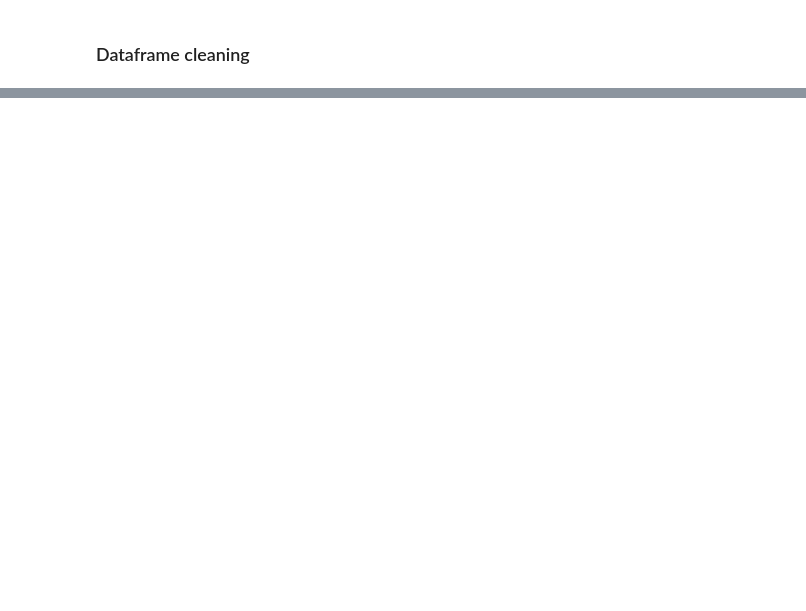
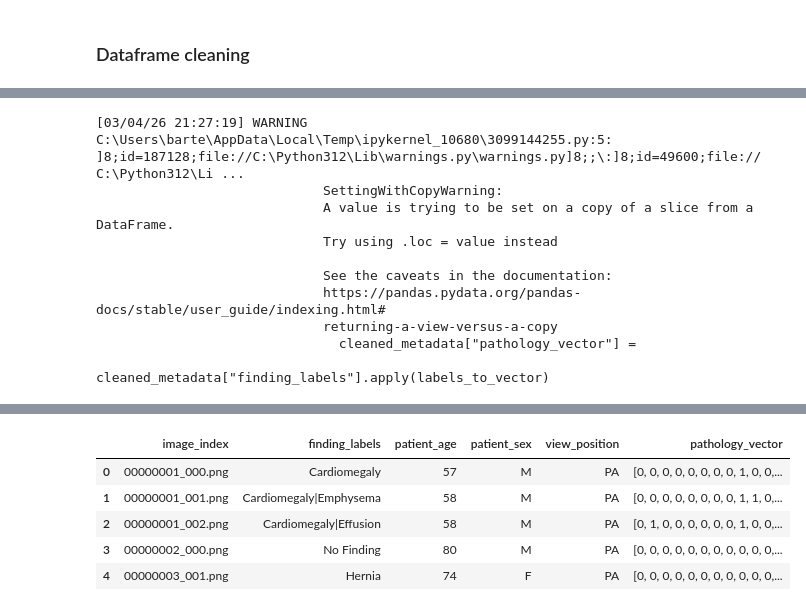
Before and after one commit to psiku/dnn-cxr-diagnostics, a Jupyter notebook: cxr-training-pipeline/notebooks/02_data_preparation/01_dataset_preparation.ipynb, the cells around one changed output, grey strips where cells are left out. Drawn from its saved outputs; the diff is of its cells as text; code cells hidden in the pictures; blank space fills up the shorter version.

```diff
--- a/cxr-training-pipeline/notebooks/02_data_preparation/01_dataset_preparation.ipynb
+++ b/cxr-training-pipeline/notebooks/02_data_preparation/01_dataset_preparation.ipynb
@@ -98,0 +118,19 @@ original image resolution – images will be resized during preprocessing, so th
+# %%
+def labels_to_vector(label_string):
+    labels = label_string.split("|")
+    return [1 if pathology in labels else 0 for pathology in PATHOLOGY_LIST]
+
+cleaned_metadata["pathology_vector"] = cleaned_metadata["finding_labels"].apply(labels_to_vector)
+
+cleaned_metadata.head()
+# %% [output]
+[03/04/26 21:27:19] WARNING  C:\Users\barte\AppData\Local\Temp\ipykernel_10680\3099144255.py:5:     ]8;id=187128;file://C:\Python312\Lib\warnings.py\warnings.py]8;;\:]8;id=49600;file://C:\Python312\Li ...
+                             SettingWithCopyWarning:
+                             A value is trying to be set on a copy of a slice from a DataFrame.
+                             Try using .loc = value instead
+
+                             See the caveats in the documentation:
+                             https://pandas.pydata.org/pandas-docs/stable/user_guide/indexing.html#
+                             returning-a-view-versus-a-copy
+                               cleaned_metadata["pathology_vector"] =
+                             cleaned_metadata["finding_labels"].apply(labels_to_vector)
@@ -98,0 +138,6 @@ original image resolution – images will be resized during preprocessing, so th
+|  | image_index | finding_labels | patient_age | patient_sex | view_position | pathology_vector |
+| 0 | 00000001_000.png | Cardiomegaly | 57 | M | PA | [0, 0, 0, 0, 0, 0, 0, 0, 1, 0, 0,... |
+| 1 | 00000001_001.png | Cardiomegaly|Emphysema | 58 | M | PA | [0, 0, 0, 0, 0, 0, 0, 0, 1, 1, 0,... |
+| 2 | 00000001_002.png | Cardiomegaly|Effusion | 58 | M | PA | [0, 1, 0, 0, 0, 0, 0, 0, 1, 0, 0,... |
+| 3 | 00000002_000.png | No Finding | 80 | M | PA | [0, 0, 0, 0, 0, 0, 0, 0, 0, 0, 0,... |
+| 4 | 00000003_001.png | Hernia | 74 | F | PA | [0, 0, 0, 0, 0, 0, 0, 0, 0, 0, 0,... |
```
Also changed, not shown: parts of 19 cells of this notebook, 1 other file.
